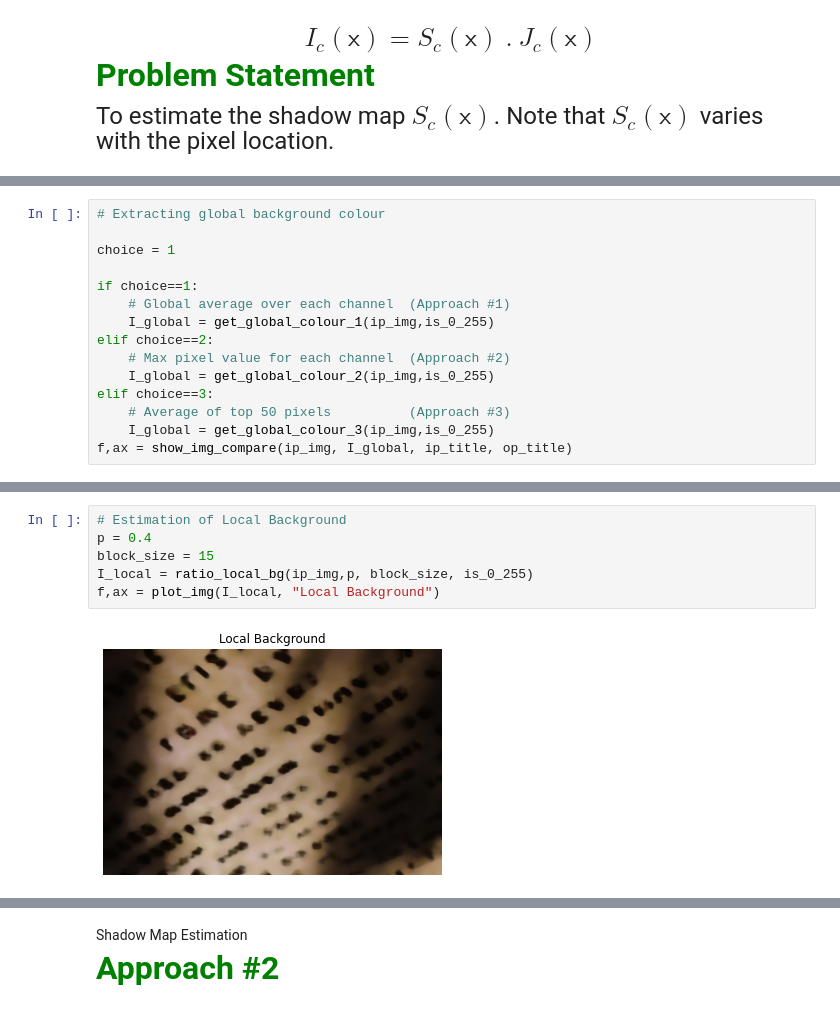
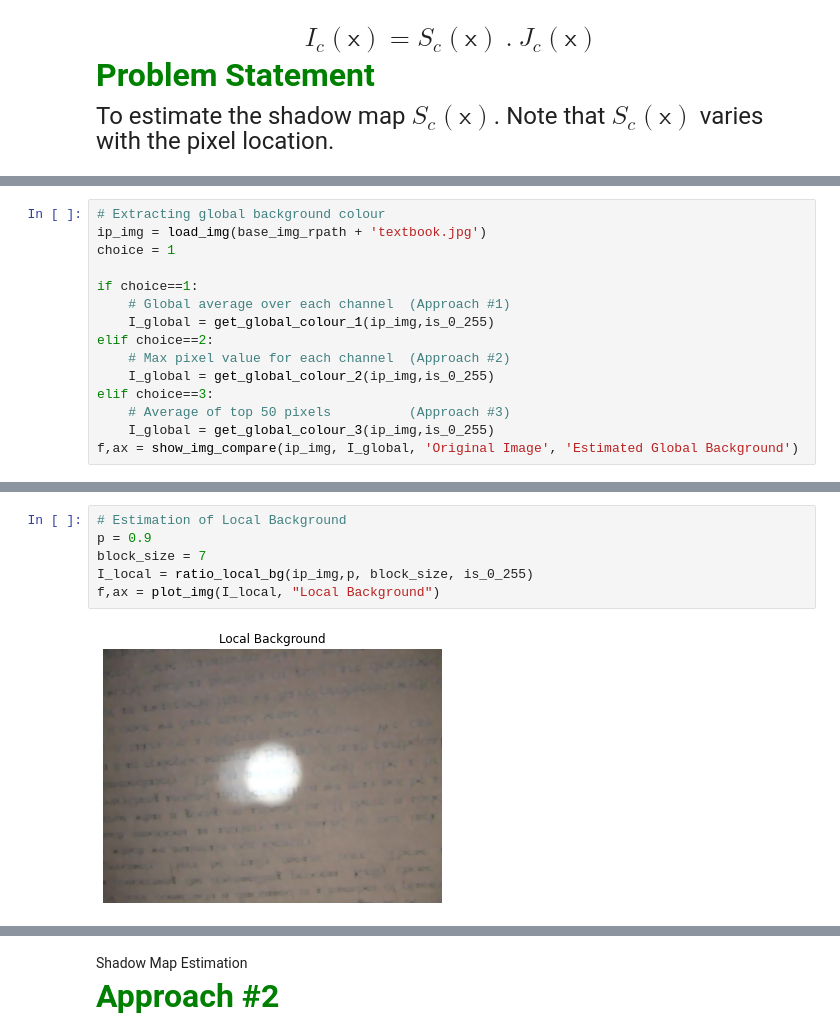
Before and after one commit to monsij/Shadow-Removal, a Jupyter notebook: notebooks/presentation.ipynb, the cells around one changed output, grey strips where cells are left out. Drawn from its saved outputs; the diff is of its cells as text.

```diff
--- a/notebooks/presentation.ipynb
+++ b/notebooks/presentation.ipynb
@@ -63,6 +63,6 @@ op_title = 'Estimated Global Background'
 # %%
 # Extracting global background colour
-
+ip_img = load_img(base_img_rpath + 'textbook.jpg')
 choice = 1
 
 if choice==1:
@@ -74,5 +74,5 @@ elif choice==2:
 elif choice==3:
     # Average of top 50 pixels          (Approach #3)
     I_global = get_global_colour_3(ip_img,is_0_255)
-f,ax = show_img_compare(ip_img, I_global, ip_title, op_title)
+f,ax = show_img_compare(ip_img, I_global, 'Original Image', 'Estimated Global Background')
 # %% [output]
@@ -80,11 +80,11 @@ f,ax = show_img_compare(ip_img, I_global, ip_title, op_title)
 # %%
 # Estimation of Local Background
-p = 0.4
-block_size = 15
+p = 0.9
+block_size = 7
 I_local = ratio_local_bg(ip_img,p, block_size, is_0_255)
 f,ax = plot_img(I_local, "Local Background")
 # %% [output]
-[figure, old version]
+[figure, new version]
 # %%
 # Refined Estimation of Local Background
 threshold = 0.01
```
Also changed, not shown: parts of 11 cells of this notebook, 2 other files.
